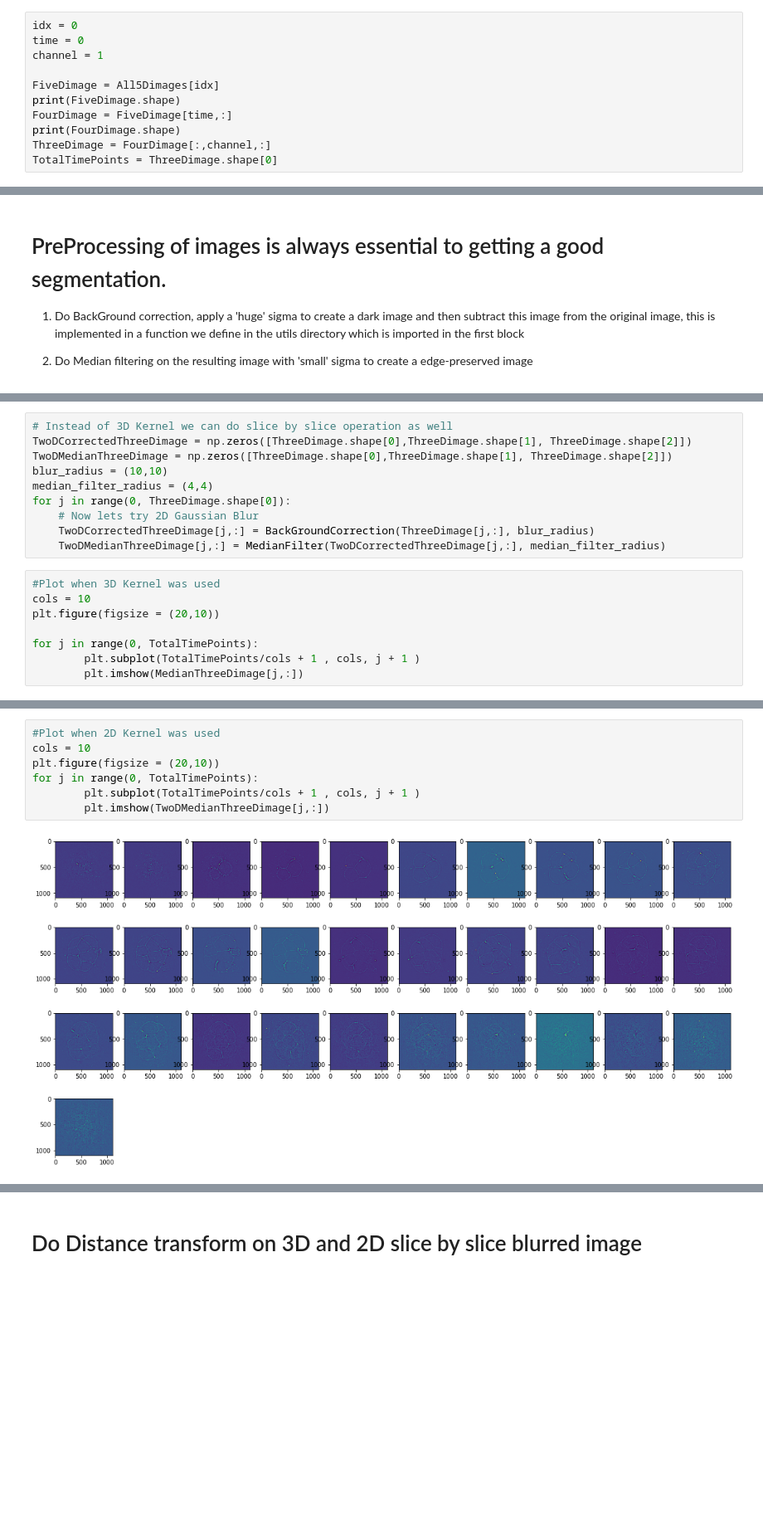
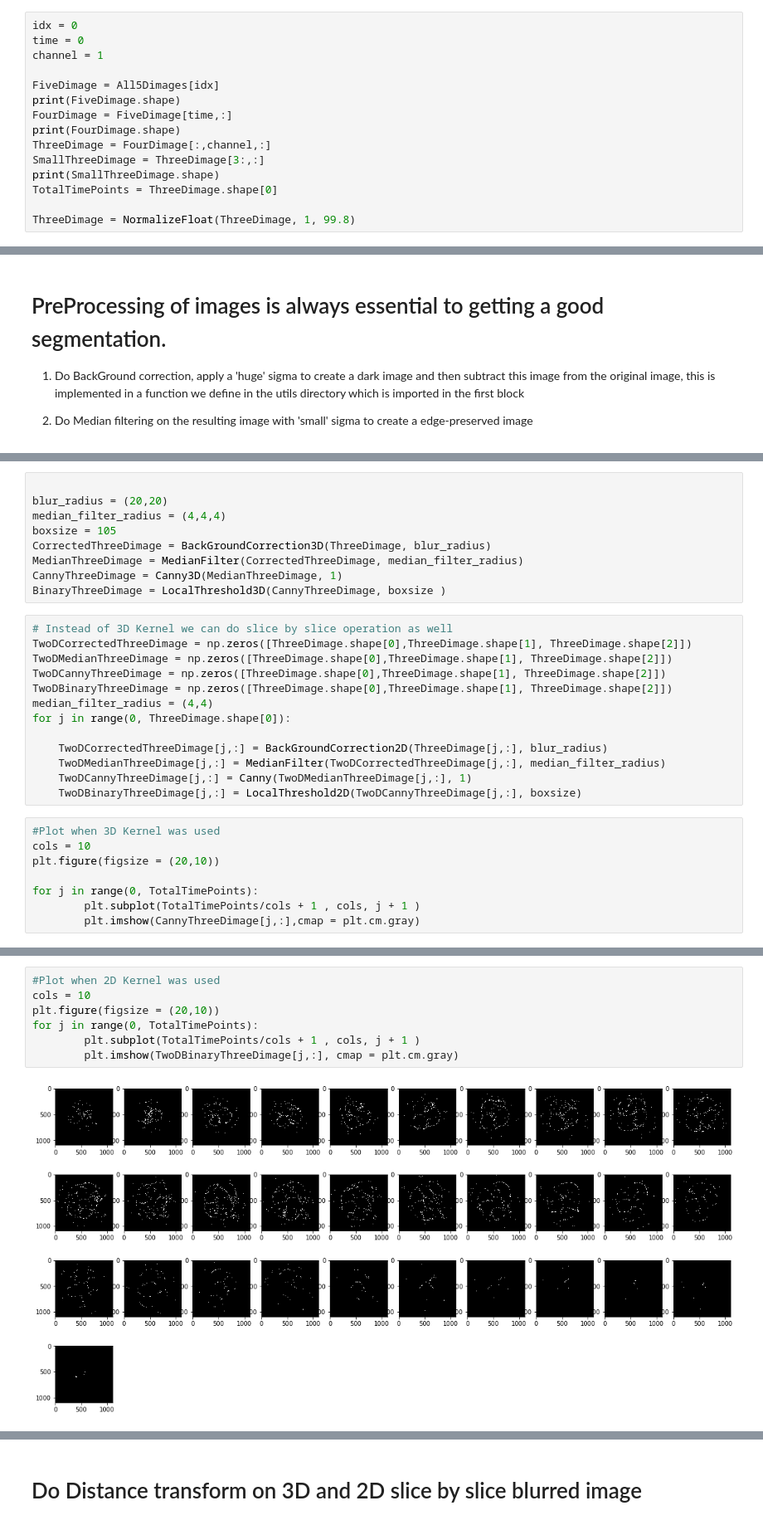
Before and after one commit to kapoorlab/BioPython, a Jupyter notebook: WatershedSegmentation-Clean.ipynb, the cells around one changed output, grey strips where cells are left out. Shown at 83% size. Cells and saved outputs as stored; diff of their text form; blank space fills up the shorter version.

Commit message:
make binary

```diff
--- a/WatershedSegmentation-Clean.ipynb
+++ b/WatershedSegmentation-Clean.ipynb
@@ -77,7 +78,11 @@ print(FiveDimage.shape)
 FourDimage = FiveDimage[time,:]
 print(FourDimage.shape)
 ThreeDimage = FourDimage[:,channel,:]
+SmallThreeDimage = ThreeDimage[3:,:]
+print(SmallThreeDimage.shape)
 TotalTimePoints = ThreeDimage.shape[0]
+
+ThreeDimage = NormalizeFloat(ThreeDimage, 1, 99.8)
 # %% [output]
 (5, 31, 2, 1093, 1107)
 (31, 2, 1093, 1107)
@@ -96,13 +96,25 @@ MedianThreeDimage = MedianFilter(CorrectedThreeDimage, median_filter_radius)
+# %%
+
+blur_radius = (20,20)
+median_filter_radius = (4,4,4)
+boxsize = 105
+CorrectedThreeDimage = BackGroundCorrection3D(ThreeDimage, blur_radius)
+MedianThreeDimage = MedianFilter(CorrectedThreeDimage, median_filter_radius)
+CannyThreeDimage = Canny3D(MedianThreeDimage, 1)
+BinaryThreeDimage = LocalThreshold3D(CannyThreeDimage, boxsize )
 # %%
 # Instead of 3D Kernel we can do slice by slice operation as well
 TwoDCorrectedThreeDimage = np.zeros([ThreeDimage.shape[0],ThreeDimage.shape[1], ThreeDimage.shape[2]])
 TwoDMedianThreeDimage = np.zeros([ThreeDimage.shape[0],ThreeDimage.shape[1], ThreeDimage.shape[2]])
-blur_radius = (10,10)
+TwoDCannyThreeDimage = np.zeros([ThreeDimage.shape[0],ThreeDimage.shape[1], ThreeDimage.shape[2]])
+TwoDBinaryThreeDimage = np.zeros([ThreeDimage.shape[0],ThreeDimage.shape[1], ThreeDimage.shape[2]])
 median_filter_radius = (4,4)
 for j in range(0, ThreeDimage.shape[0]):
-    # Now lets try 2D Gaussian Blur
-    TwoDCorrectedThreeDimage[j,:] = BackGroundCorrection(ThreeDimage[j,:], blur_radius)
+
+    TwoDCorrectedThreeDimage[j,:] = BackGroundCorrection2D(ThreeDimage[j,:], blur_radius)
     TwoDMedianThreeDimage[j,:] = MedianFilter(TwoDCorrectedThreeDimage[j,:], median_filter_radius)
+    TwoDCannyThreeDimage[j,:] = Canny(TwoDMedianThreeDimage[j,:], 1)
+    TwoDBinaryThreeDimage[j,:] = LocalThreshold2D(TwoDCannyThreeDimage[j,:], boxsize)
 # %%
 #Plot when 3D Kernel was used
 cols = 10
@@ -110,5 +122,5 @@ plt.figure(figsize = (20,10))
 
 for j in range(0, TotalTimePoints):
         plt.subplot(TotalTimePoints/cols + 1 , cols, j + 1 )
-        plt.imshow(MedianThreeDimage[j,:])
+        plt.imshow(CannyThreeDimage[j,:],cmap = plt.cm.gray)
 # %% [output]
@@ -116,9 +128,9 @@ for j in range(0, TotalTimePoints):
 # %%
 #Plot when 2D Kernel was used
 cols = 10
 plt.figure(figsize = (20,10))
 for j in range(0, TotalTimePoints):
         plt.subplot(TotalTimePoints/cols + 1 , cols, j + 1 )
-        plt.imshow(TwoDMedianThreeDimage[j,:])
+        plt.imshow(TwoDBinaryThreeDimage[j,:], cmap = plt.cm.gray)
 # %% [output]
-[figure, old version]
+[figure, new version]
```
Also changed, not shown: parts of 9 cells of this notebook, 2 other files.
